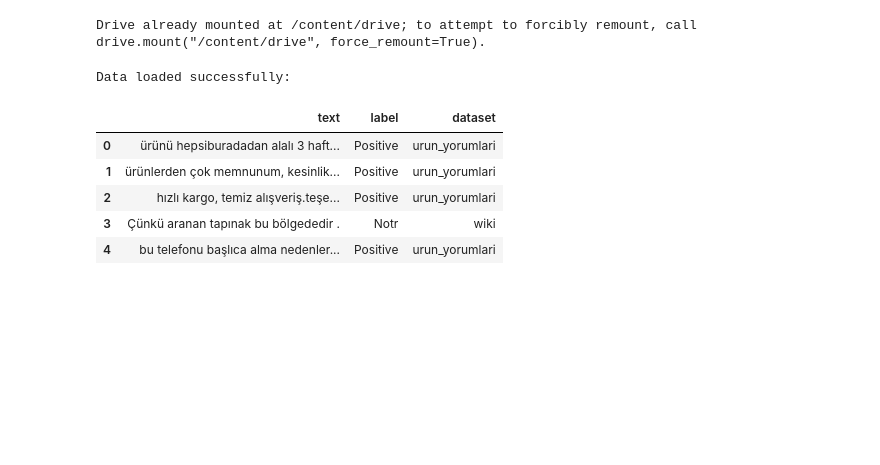
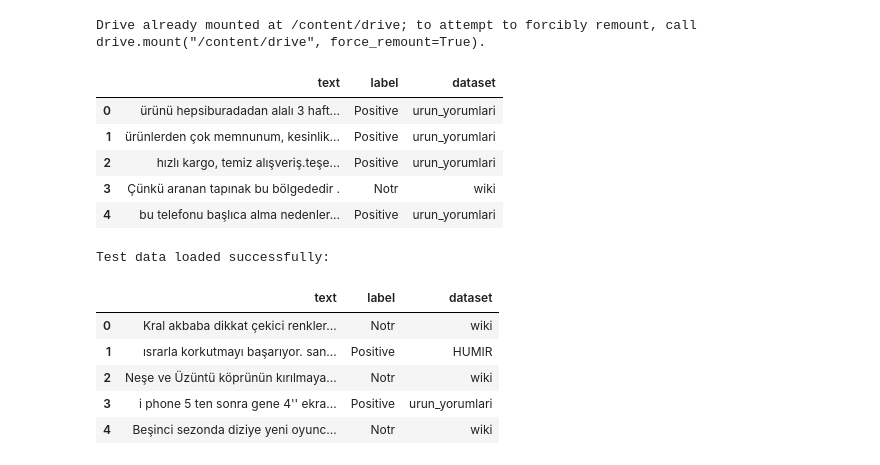
Before and after one commit to omerfcinoglu/Turkish_Sentiment_Analysis, a Jupyter notebook: Turkish_Sentiment_Analysis.ipynb, the cells around one changed output. Cells and saved outputs as stored; diff of their text form; code cells hidden in the pictures; blank space fills up the shorter version.

```diff
--- a/Turkish_Sentiment_Analysis.ipynb
+++ b/Turkish_Sentiment_Analysis.ipynb
@@ -8,16 +12,25 @@ Drive already mounted at /content/drive; to attempt to forcibly remount, call dr
 # %%
-import pandas as pd
-
 file_path = "/content/drive/MyDrive/TSA-Dataset/train.csv"
 
 df = pd.read_csv(file_path)
-print("Data loaded successfully:")
 display(df.head())
 # %% [output]
-Data loaded successfully:
 |  | text | label | dataset |
 | 0 | ürünü hepsiburadadan alalı 3 haft... | Positive | urun_yorumlari |
 | 1 | ürünlerden çok memnunum, kesinlik... | Positive | urun_yorumlari |
 | 2 | hızlı kargo, temiz alışveriş.teşe... | Positive | urun_yorumlari |
 | 3 | Çünkü aranan tapınak bu bölgededir . | Notr | wiki |
 | 4 | bu telefonu başlıca alma nedenler... | Positive | urun_yorumlari |
+# %%
+test_file_path = "/content/drive/MyDrive/TSA-Dataset/test.csv"
+
+test_df = pd.read_csv(test_file_path)
+display(test_df.head())
+# %% [output]
+Test data loaded successfully:
+|  | text | label | dataset |
+| 0 | Kral akbaba dikkat çekici renkler... | Notr | wiki |
+| 1 | ısrarla korkutmayı başarıyor. san... | Positive | HUMIR |
+| 2 | Neşe ve Üzüntü köprünün kırılmaya... | Notr | wiki |
+| 3 | i phone 5 ten sonra gene 4'' ekra... | Positive | urun_yorumlari |
+| 4 | Beşinci sezonda diziye yeni oyunc... | Notr | wiki |
```
Also changed, not shown: parts of 3 cells of this notebook.
